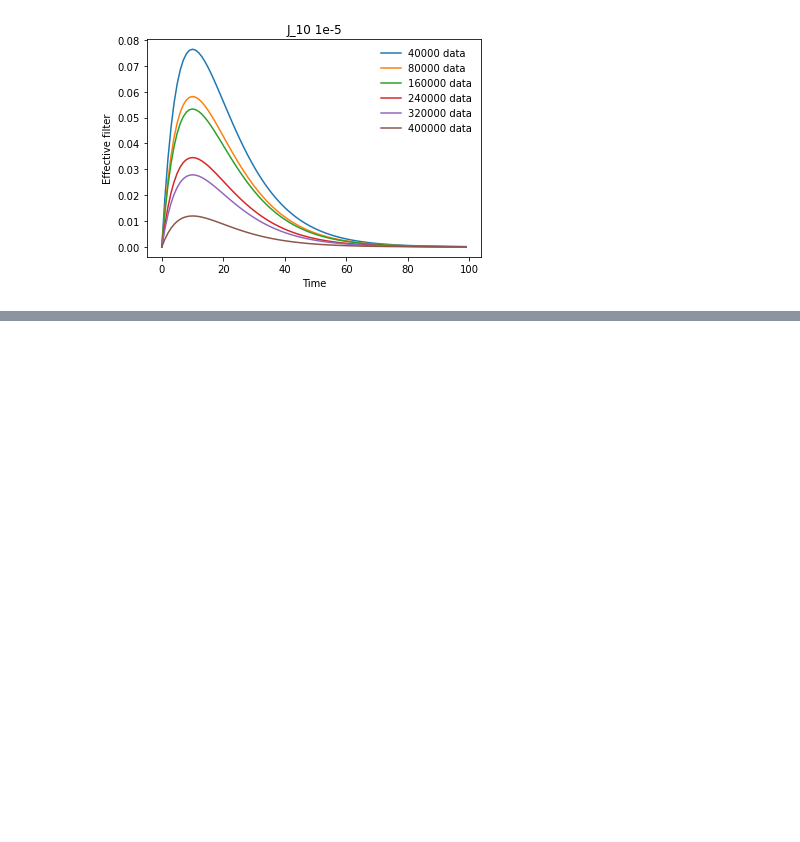
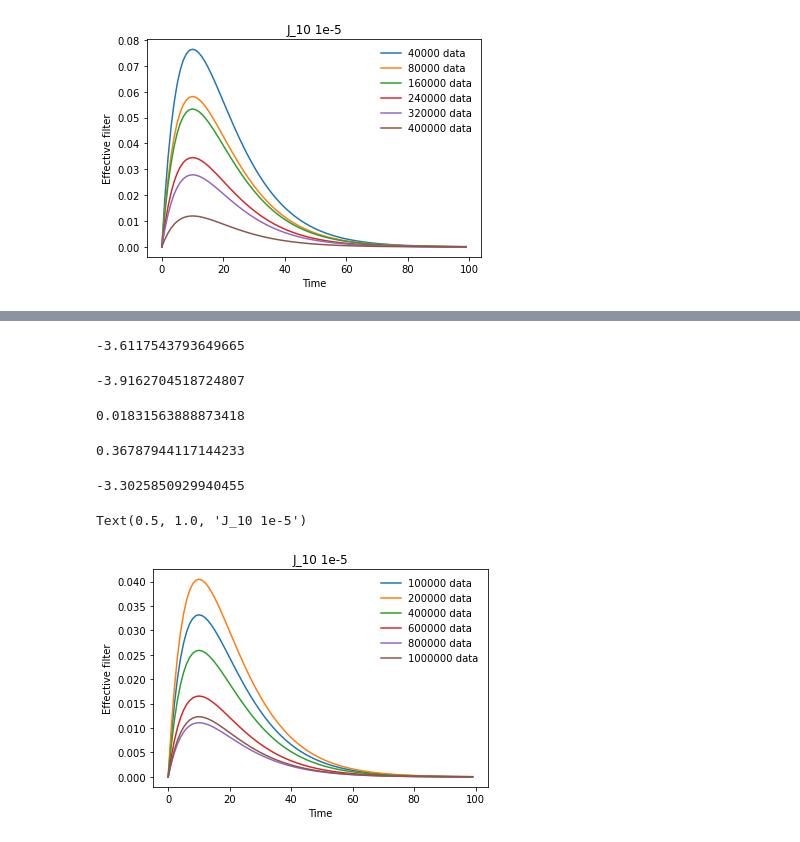
Before and after one commit to tongliang11/hidden-neuron-simulation, a Jupyter notebook: src/figures.ipynb, the cells around one changed output, grey strips where cells are left out. Cells and saved outputs as stored; diff of their text form; code cells hidden in the pictures; blank space fills up the shorter version.

```diff
--- a/src/figures.ipynb
+++ b/src/figures.ipynb
@@ -498,0 +515,36 @@ Text(0.5, 1.0, 'J_10 1e-5')
+# %%
+inferred.intercept_
+# %% [output]
+-3.6117543793649665
+# %%
+inferred.intercept_
+# %% [output]
+-3.9162704518724807
+# %%
+np.exp(-4)
+# %% [output]
+0.01831563888873418
+# %%
+np.exp(-1)
+# %% [output]
+0.36787944117144233
+# %%
+np.log(0.1)-1
+# %% [output]
+-3.3025850929940455
+# %%
+# defualt tolerance 10-5, J01, ground truth 0.5 exclude self
+# 128 neurons; different number of observed neurons; data 2000000, more data leads to more deviation
+Nt = 1000000
+for data in [int(i*Nt) for i in [0.1, 0.2, 0.4, 0.6, 0.8, 1]]:
+    filter = np.loadtxt(os.path.join(data_path, "2022-08-04-tol10-5-exclude-self", f"J_10_1_basis_128_observed_{data}_data.txt"))
+    plt.plot(filter, label=f"{data} data")
+
+# plt.plot(0.3 * np.array([alpha(_) for _ in np.array(range(len(filter))) * 0.1]), linewidth=1.5, color='black', label="ground truth")
+plt.legend(frameon=False)
+plt.xlabel('Time')
+plt.ylabel('Effective filter')
+plt.title("J_10 1e-5")
+# %% [output]
+Text(0.5, 1.0, 'J_10 1e-5')
+[figure, added]
```
Also changed, not shown: parts of 15 cells of this notebook, 52 other files.
